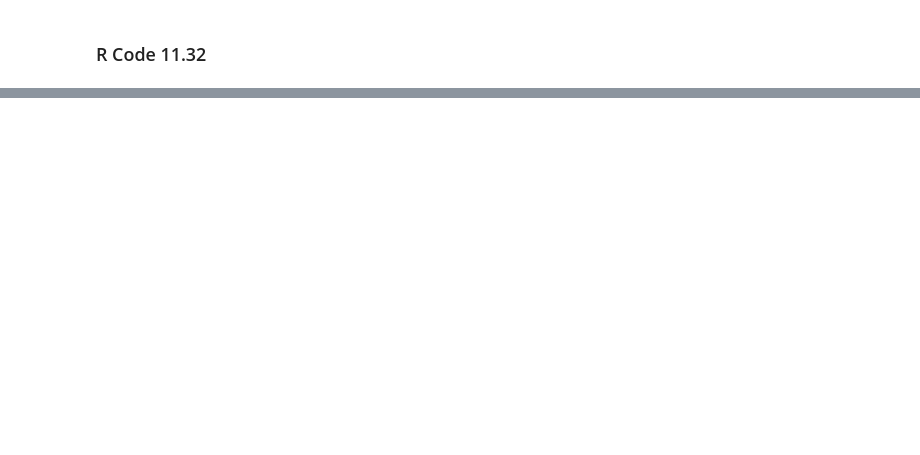
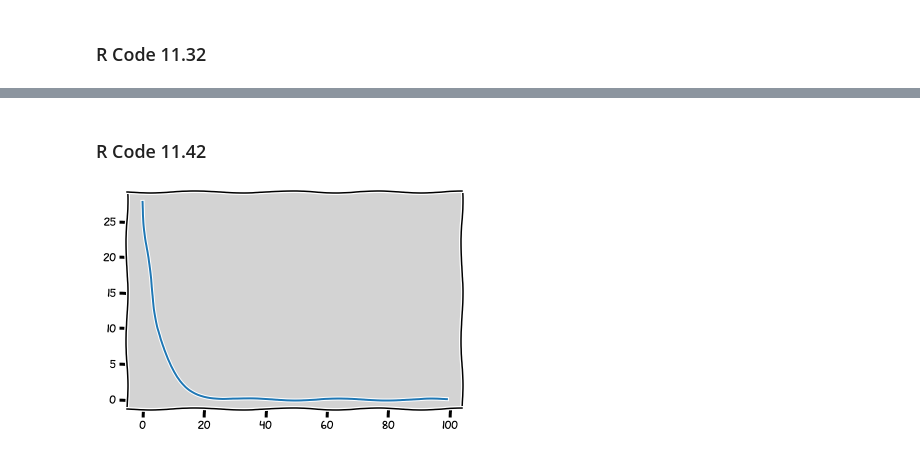
Before and after one commit to rodolphomacedo/statistical_rethinking_pt_BR, a Jupyter notebook: parte_11.ipynb, the cells around one changed output, grey strips where cells are left out. Saved outputs shown, nothing was run; the diff lists cells and outputs as text; code cells hidden in the pictures; blank space fills up the shorter version.

```diff
--- a/parte_11.ipynb
+++ b/parte_11.ipynb
@@ -1662,0 +1658,7 @@ pd.DataFrame.from_dict(pg).T
+# %% [markdown]
+### R Code 11.42
+# %%
+plt.plot(np.exp(a[i] + b[i] * x))
+plt.show()
+# %% [output]
+[figure, added]
```
Also changed, not shown: parts of 90 cells of this notebook, 1 other file.
